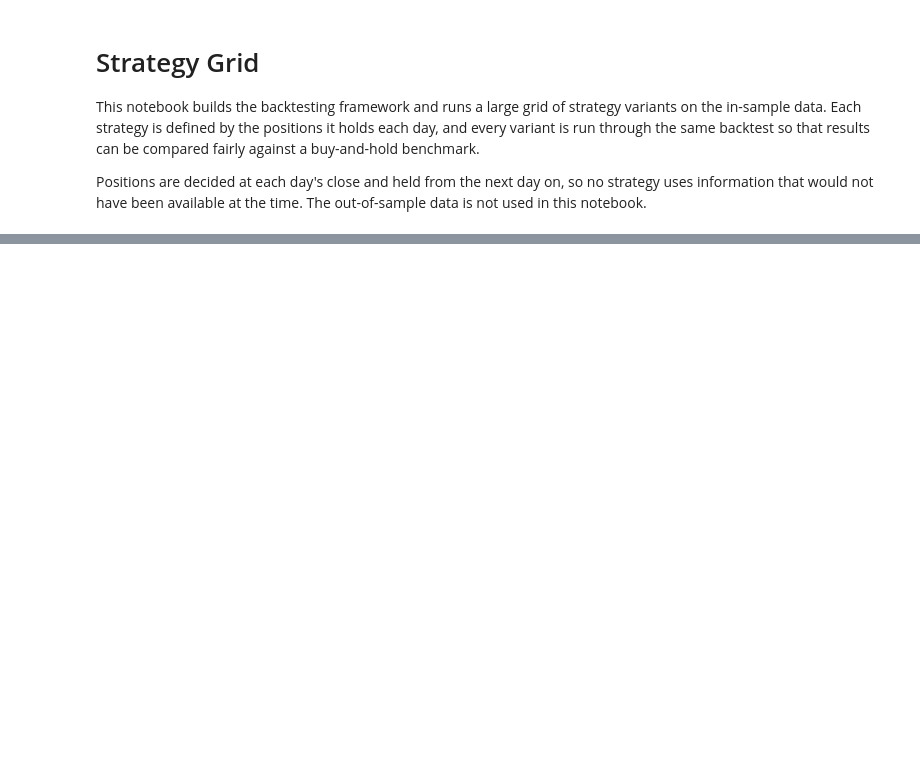
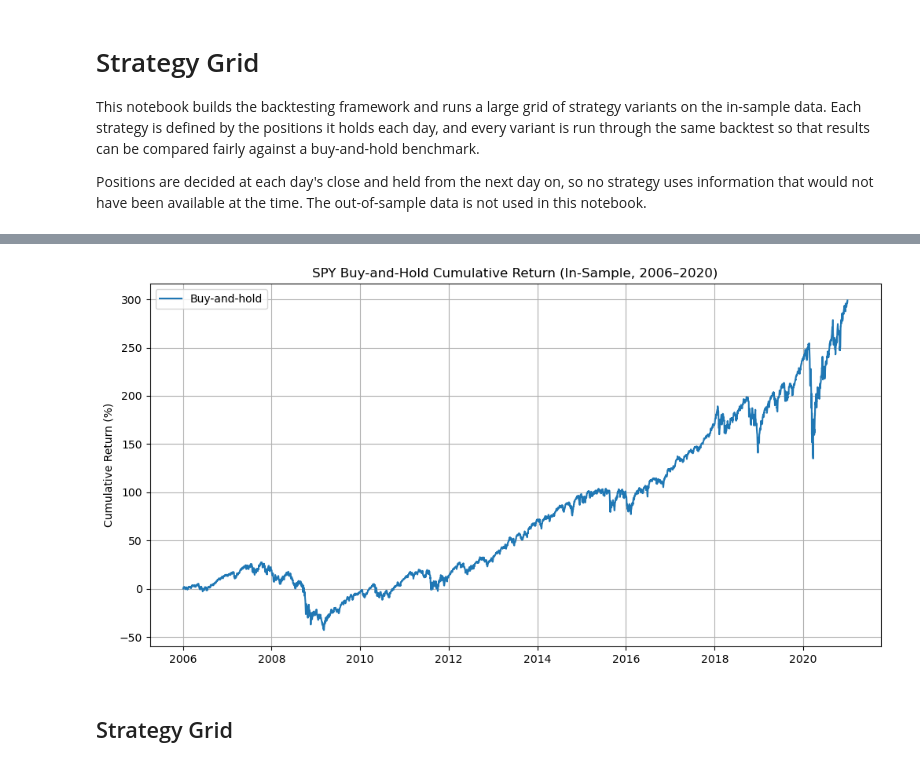
Before and after one commit to coltondonaldson/Undergraduate-Research---False-Discoveries-in-Backtested-Trading-Strategies, a Jupyter notebook: notebooks/02_strategy_grid.ipynb, the cells around one changed output, grey strips where cells are left out. Cells and saved outputs as stored; diff of their text form; code cells hidden in the pictures; blank space fills up the shorter version.

```diff
--- a/notebooks/02_strategy_grid.ipynb
+++ b/notebooks/02_strategy_grid.ipynb
@@ -18,0 +36,17 @@ print(dir(UR_reusable_functions))
+# %%
+# Function to calculate a strategy's daily returns
+def strategy_returns(positions, asset_returns, cost=0.0):
+    position = positions.shift(1).fillna(0)              # today you hold what you decided at yesterday's close
+    previous_position = position.shift(1).fillna(0)      # what you held the day before
+    trade_size = (position - previous_position).abs()    # how much you bought or sold to get to today's position
+    gross_returns = position * asset_returns             # return earned on the position held
+    trading_costs = cost * trade_size                    # cost paid on the amount traded
+    net_returns = gross_returns - trading_costs
+    return net_returns
+
+# Function to calculate cumulative % growth
+def cumulative_return(returns):
+    daily_growth = 1 + returns                         # e.g. a +2% day becomes 1.02
+    cumulative_growth = daily_growth.cumprod()         # value of $1 invested at the start
+    percent_return = 100 * (cumulative_growth - 1)     # convert to % gain
+    return percent_return
@@ -18,0 +128,13 @@ print(dir(UR_reusable_functions))
+# %%
+# Plotting buy-and-hold cumulative return
+plt.figure(figsize=(12, 6))
+plt.plot(cumulative_return(bh_returns), label='Buy-and-hold')
+plt.title(f'{ticker} Buy-and-Hold Cumulative Return (In-Sample, 2006–2020)')
+plt.ylabel('Cumulative Return (%)')
+plt.legend()
+plt.grid(True)
+plt.show()
+# %% [output]
+[figure, added]
+# %% [markdown]
+## Strategy Grid
```
Also changed, not shown: parts of 8 cells of this notebook, 3 other files.
